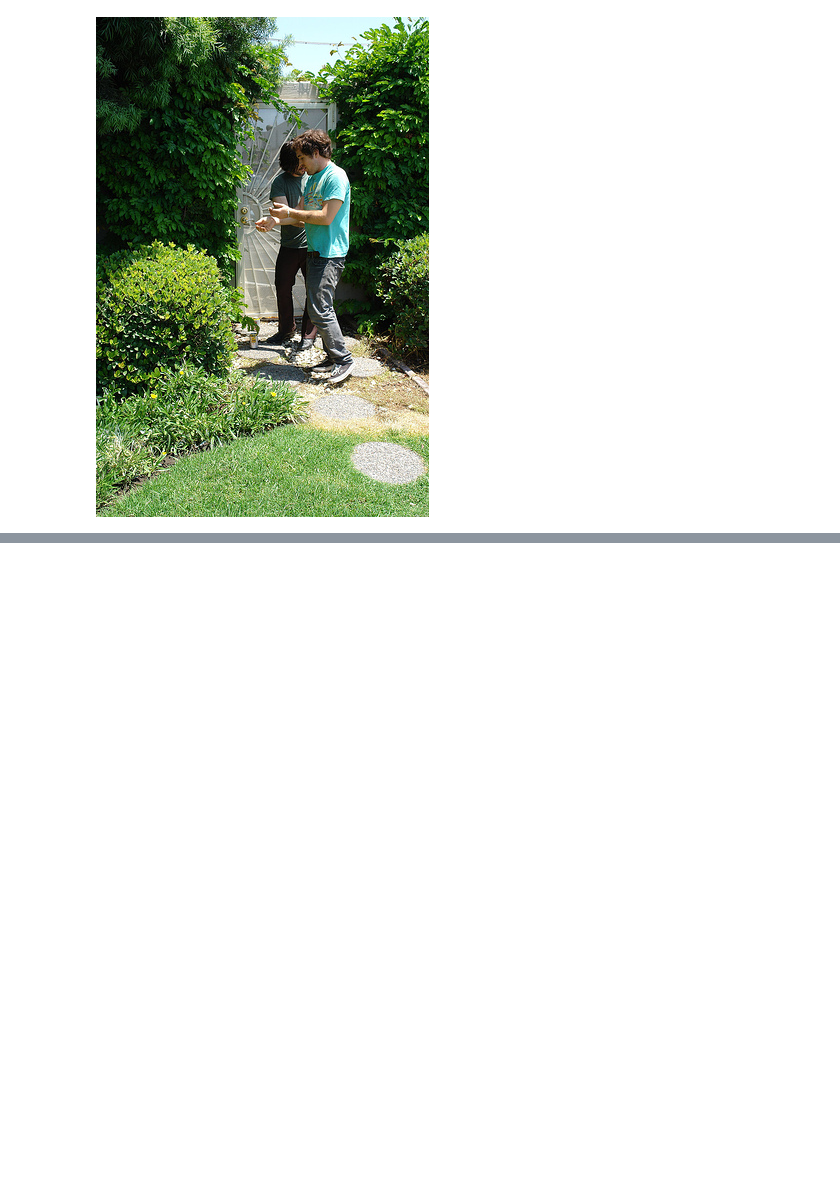
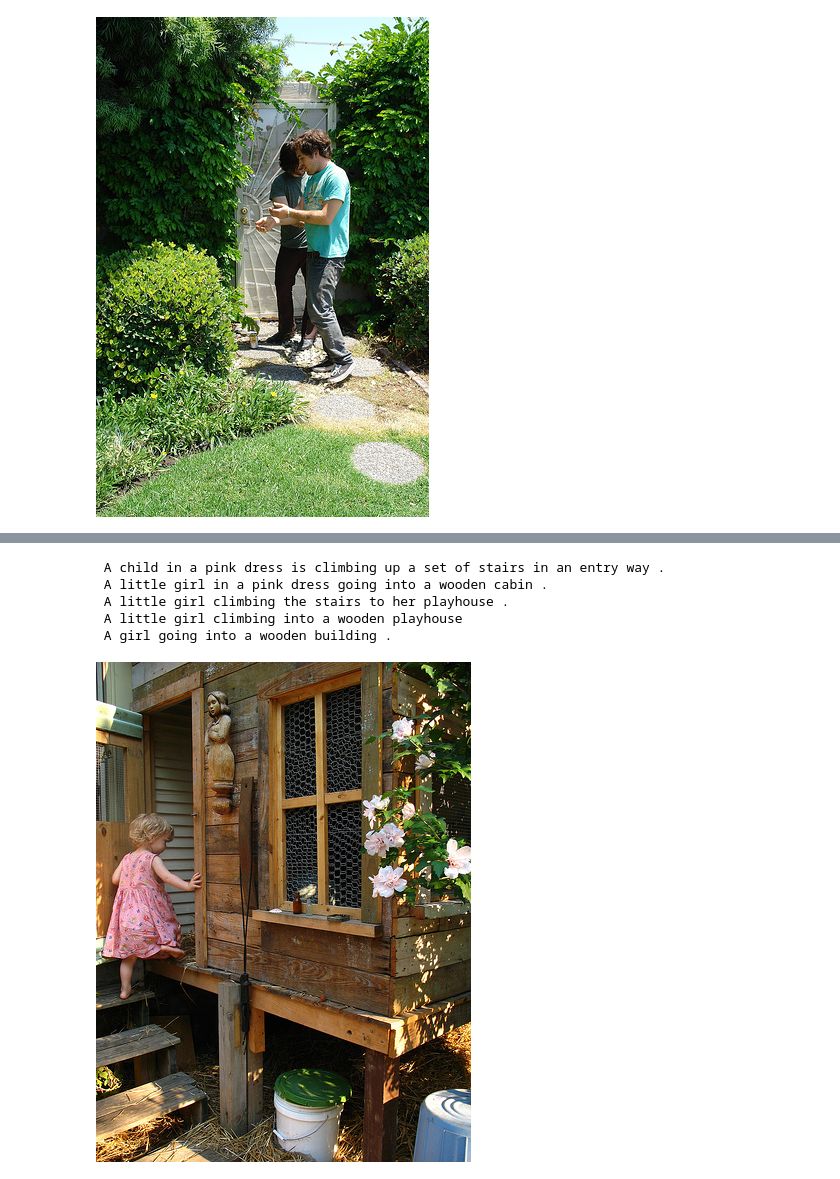
Before and after one commit to Peter-32/15_deep_image_captioning, a Jupyter notebook: Untitled.ipynb, the cells around one changed output, grey strips where cells are left out. Drawn from its saved outputs; the diff is of its cells as text; code cells hidden in the pictures; blank space fills up the shorter version.

```diff
--- a/Untitled.ipynb
+++ b/Untitled.ipynb
@@ -44,0 +57,9 @@ Image(mypath + df.iloc[0]['image_name'])
+# %%
+get_image(2)
+# %% [output]
+ A child in a pink dress is climbing up a set of stairs in an entry way .
+ A little girl in a pink dress going into a wooden cabin .
+ A little girl climbing the stairs to her playhouse .
+ A little girl climbing into a wooden playhouse
+ A girl going into a wooden building .
+[figure, added]
```
Also changed, not shown: parts of 3 cells of this notebook.
